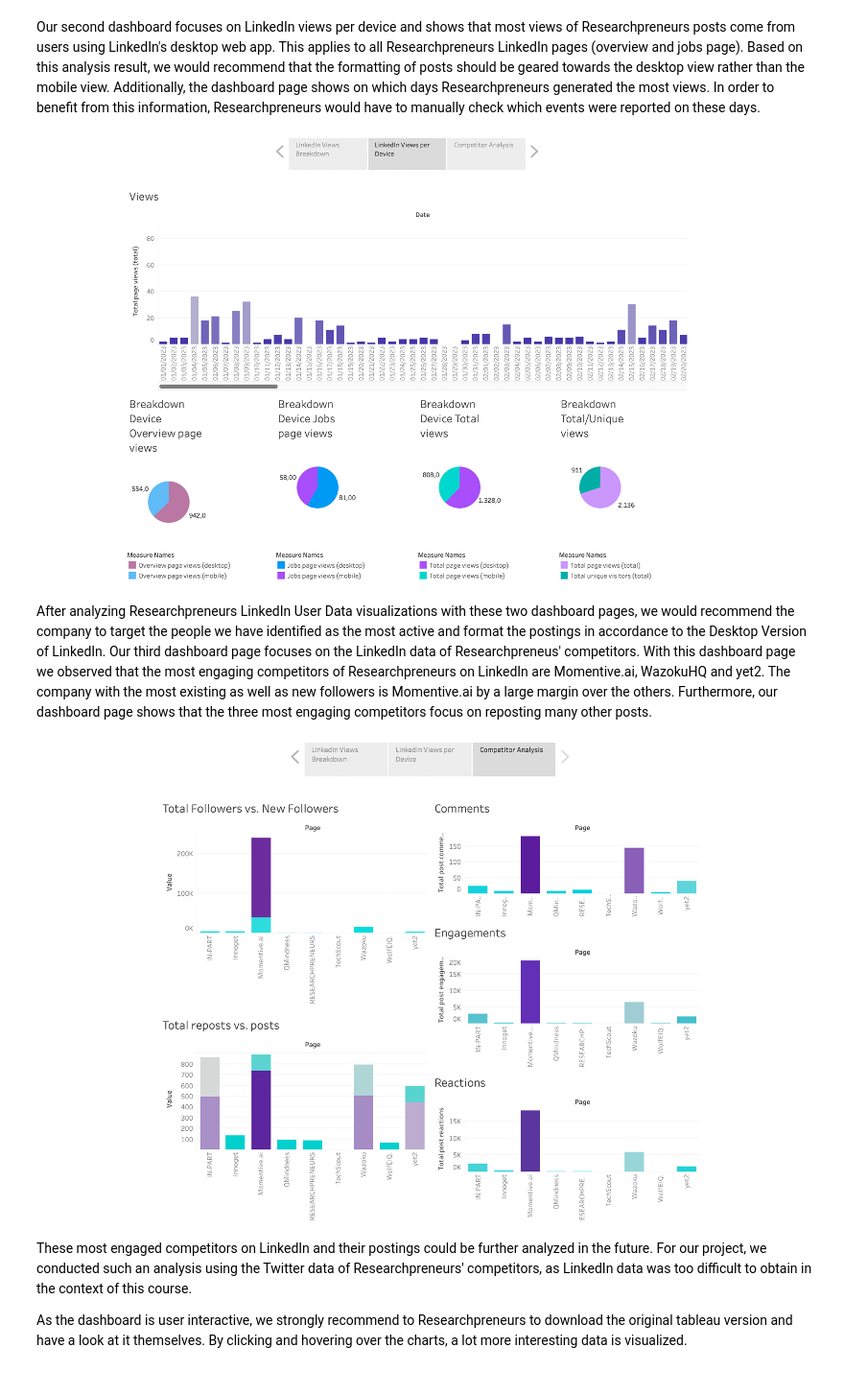
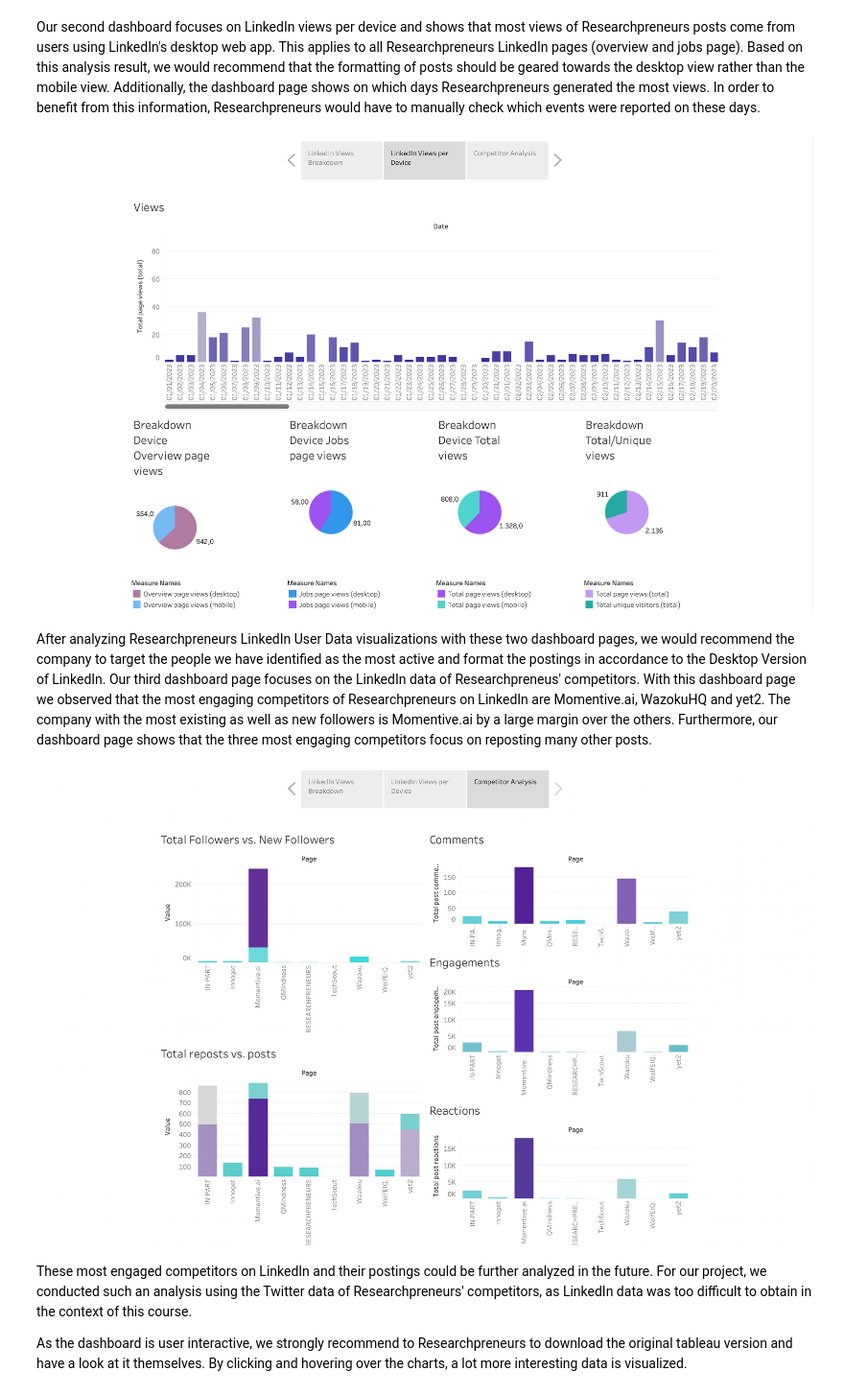
Before and after one commit to aphamtv/G5_ResearchPreneurs, a Jupyter notebook: 1_LinkedIn_Analysis.ipynb, the cells around one changed output. Shown at 96% size. Cells and saved outputs as stored; diff of their text form; code cells hidden in the pictures.

```diff
--- a/1_LinkedIn_Analysis.ipynb
+++ b/1_LinkedIn_Analysis.ipynb
@@ -143,17 +143,17 @@ Our second dashboard focuses on LinkedIn views per device and shows that most vi
 Based on this analysis result, we would recommend that the formatting of posts should be geared towards the desktop view rather than the mobile view.
 Additionally, the dashboard page shows on which days Researchpreneurs generated the most views. In order to benefit from this information, Researchpreneurs would have to manually check which events were reported on these days.
 # %%
-Image(filename='image_files/Dashboard2.png')
+Image(filename='image_files/Dashboard02.png')
 # %% [output]
-[figure, old version]
+[figure, new version]
 # %% [markdown]
 After analyzing Researchpreneurs LinkedIn User Data visualizations with these two dashboard pages, we would recommend the company to target the people we have identified as the most active and format the postings in accordance to the Desktop Version of LinkedIn.
 Our third dashboard page focuses on the LinkedIn data of Researchpreneus' competitors. With this dashboard page we observed that the most engaging competitors of Researchpreneurs on LinkedIn are Momentive.ai, WazokuHQ and yet2. The company with the most existing as well as new followers is Momentive.ai by a large margin over the others.
 Furthermore, our dashboard page shows that the three most engaging competitors focus on reposting many other posts.
 # %%
-Image(filename='image_files/Dashboard3.png')
+Image(filename='image_files/Dashboard03.png')
 # %% [output]
-[figure, old version]
+[figure, new version]
 # %% [markdown]
 These most engaged competitors on LinkedIn and their postings could be further analyzed in the future. For our project, we conducted such an analysis using the Twitter data of Researchpreneurs' competitors, as LinkedIn data was too difficult to obtain in the context of this course.
 
```
Also changed, not shown: parts of 1 cell of this notebook.
